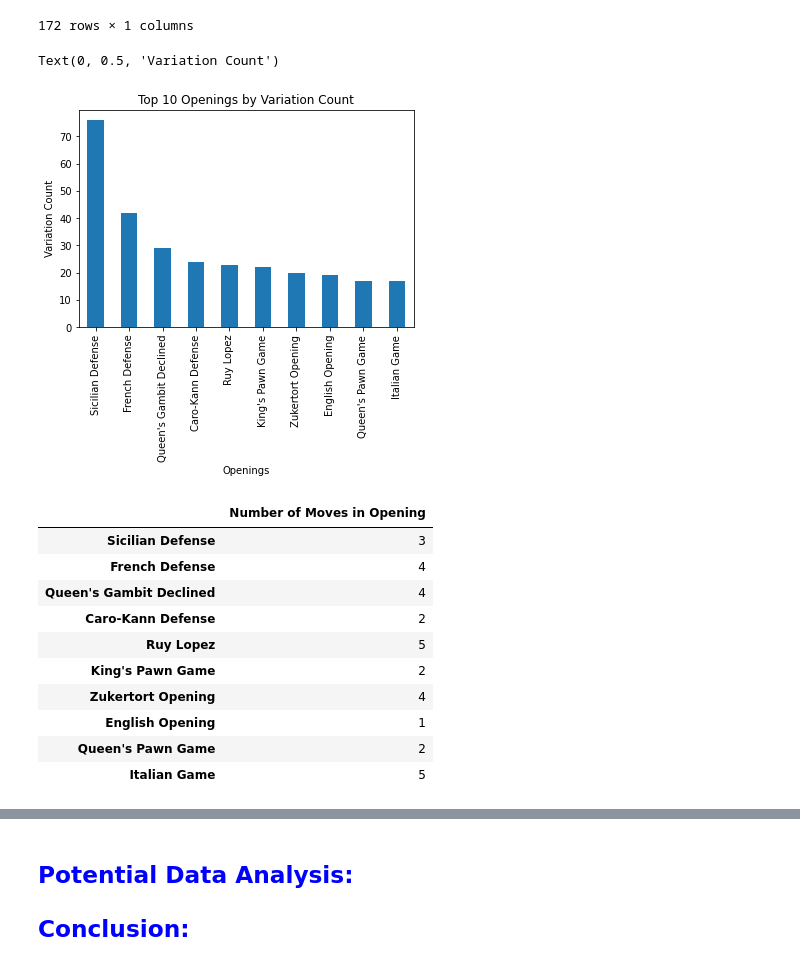
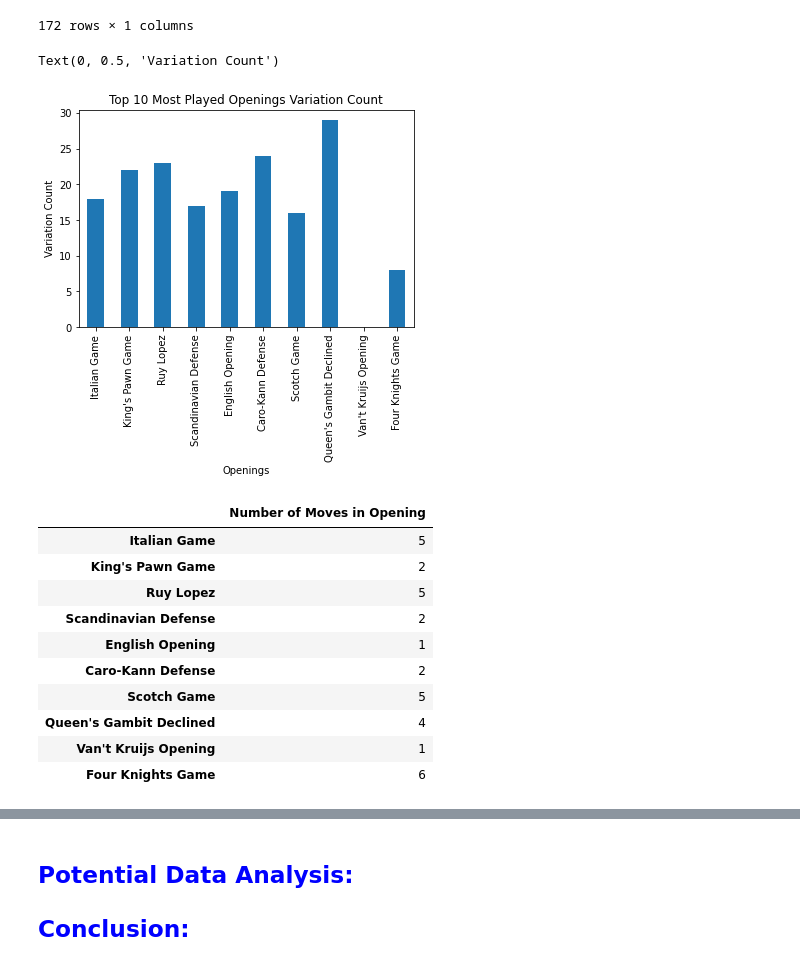
Before and after one commit to AldenCh/CSCI2000U-Final-Project, a Jupyter notebook: group-10-final-project.ipynb, the cells around one changed output, grey strips where cells are left out. Saved outputs shown, nothing was run; the diff lists cells and outputs as text; code cells hidden in the pictures.

```diff
--- a/group-10-final-project.ipynb
+++ b/group-10-final-project.ipynb
@@ -305,6 +305,10 @@ for i in data:
     if new:
         openings.append(partition[0])
         counters.append(1)
+
+# Since the list is being edited later
+original_counters = counters
+
 most_moves = int(data[0]["opening_ply"])
 most_name = data[0]["opening_name"]
 least_moves = int(data[0]["opening_ply"])
@@ -478,3 +482,20 @@ Average rating in a timeout game             :  1607.6358819076456
 5.c What conclusions can be drawn from the data collected?**
 # %% [markdown]
 >**6. Is there a correlation between how many variations and moves there are in an opening has and how often it is played?**
+# %%
+most_played = {}
+most_played_names = openings
+most_played_counters = original_counters
+for i in range(10):
+    most = 0
+    most_index = 0;
+    for i in range(len(most_played_counters)):
+        if most_played_counters[i] > most:
+            most = most_played_counters[i]
+            most_index = i
+    most_played[most_played_names[most_index]] = most_played_counters[most_index]
+    most_played_names.remove(most_played_names[most_index])
+    most_played_counters.remove(most_played_counters[most_index])
+most_played_df = pd.DataFrame.from_dict(most_played, orient="index")
+most_played_df.rename(columns={0: "Top Ten Games Played By Opening"}, inplace=True)
+most_played_df
@@ -530,48 +570,42 @@ opening_df
 | Rubinstein Opening | 0 |
 172 rows × 1 columns
 # %%
-top_ten_openings = []
-top_ten_counters = []
-for i, j in opening_df.iterrows():
-    top_ten_counters.append(j[0])
-top_ten_counters.sort(reverse=True)
-for i in range(10):
+top_ten_variations = {}
+for i in most_played.keys():
     for j, k in opening_df.iterrows():
-        if (k[0] == top_ten_counters[i]):
-            top_ten_openings.append(j)
-top_ten = {}
-for i in range(len(top_ten_openings)):
-    top_ten[top_ten_openings[i]] = top_ten_counters[i]
-top_ten_df = pd.DataFrame.from_dict(top_ten, orient="index")
+        if j == i:
+            top_ten_variations[i] = k[0]
+            break
+top_ten_df = pd.DataFrame.from_dict(top_ten_variations, orient="index")
 top_ten_df.rename(columns={0: "Variation Count"}, inplace=True)
-top_ten_df.plot.bar(title="Top 10 Openings by Variation Count", legend=None)
+top_ten_df.plot.bar(title="Top 10 Most Played Openings Variation Count", legend=None)
 plt.xlabel("Openings")
 plt.ylabel("Variation Count")
 # %% [output]
 Text(0, 0.5, 'Variation Count')
-[figure, old version]
+[figure, new version]
 # %%
 top_ten_moves = {}
-for i in top_ten_openings:
+for i in most_played.keys():
     for j in data:
         if j["opening_name"] == i:
             top_ten_moves[i] = int(j["opening_ply"])
-            break;
+            break
 move_df = pd.DataFrame.from_dict(top_ten_moves, orient="index")
 move_df.rename(columns={0: "Number of Moves in Opening"}, inplace=True)
 move_df
 # %% [output]
 |  | Number of Moves in Opening |
-| Sicilian Defense | 3 |
-| French Defense | 4 |
+| Italian Game | 5 |
+| King's Pawn Game | 2 |
+| Ruy Lopez | 5 |
+| Scandinavian Defense | 2 |
+| English Opening | 1 |
+| Caro-Kann Defense | 2 |
+| Scotch Game | 5 |
 | Queen's Gambit Declined | 4 |
-| Caro-Kann Defense | 2 |
-| Ruy Lopez | 5 |
-| King's Pawn Game | 2 |
-| Zukertort Opening | 4 |
-| English Opening | 1 |
-| Queen's Pawn Game | 2 |
-| Italian Game | 5 |
+| Van't Kruijs Opening | 1 |
+| Four Knights Game | 6 |
 # %%
 move_df.plot.bar(title="Number of Moves in the Top 10 Openings by Variation Count", legend=None)
 plt.xlabel("Openings")
```
Also changed, not shown: parts of 4 cells of this notebook.
